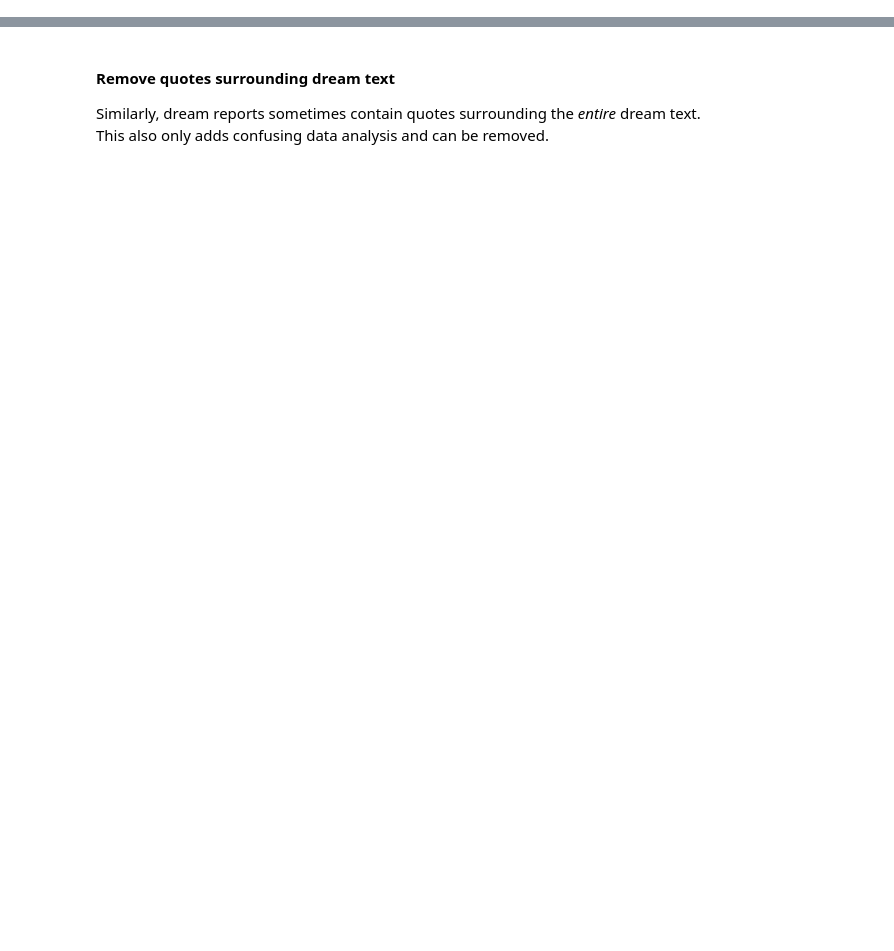
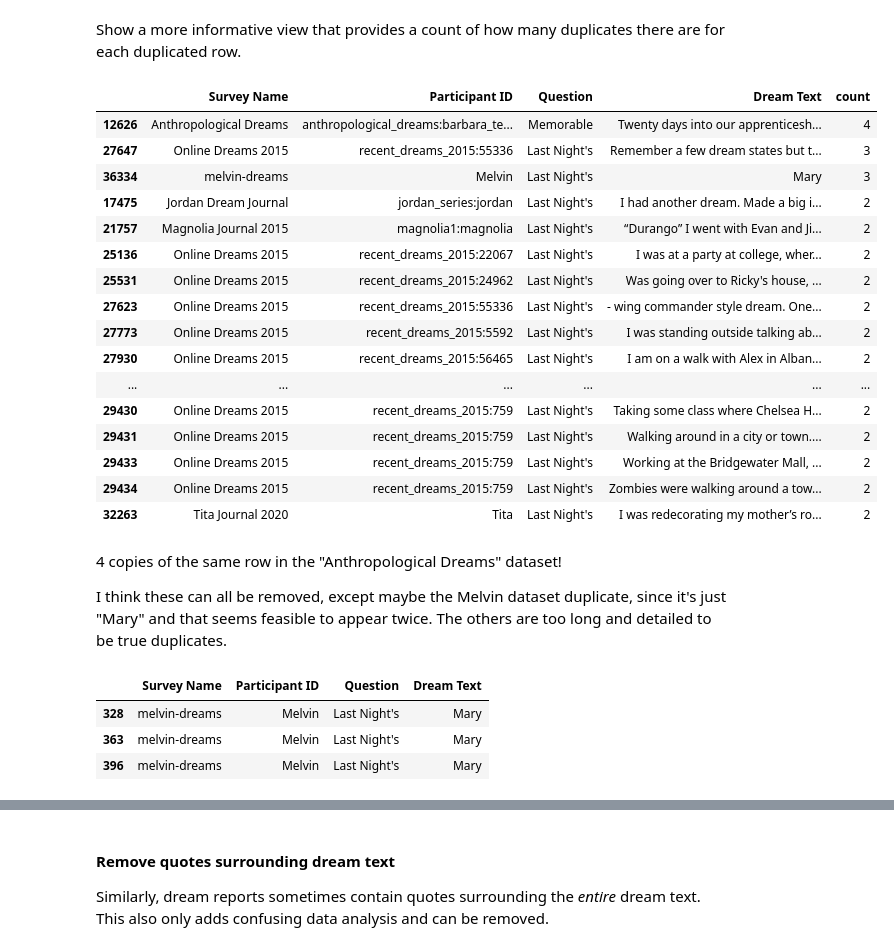
Before and after one commit to remrama/sddb, a Jupyter notebook: prepare.ipynb, the cells around one changed output, grey strips where cells are left out. Cells and saved outputs as stored; diff of their text form; code cells hidden in the pictures; blank space fills up the shorter version.

```diff
--- a/prepare.ipynb
+++ b/prepare.ipynb
@@ -165,0 +651,2 @@ Number of dreams with leading or trailing whitespace after correction: 0
+# %%
+df = df.dropna(subset=["Dream Text"])
@@ -165,0 +994,12 @@ Number of dreams with leading or trailing whitespace after correction: 0
+# %%
+# Remove rows that match patterns
+n_rows_before = df.shape[0]
+print("Number of rows before non-response corrections:", n_rows_before)
+for pattern in NO_REPORT_PATTERNS:
+    n_before = df["Dream Text"].str.fullmatch(pattern, flags=re.IGNORECASE).sum()
+    df = df[~df["Dream Text"].str.fullmatch(pattern, flags=re.IGNORECASE)]
+    n_after = df["Dream Text"].str.fullmatch(pattern, flags=re.IGNORECASE).sum()
+    print(f"Number of dream {pattern} matches before/after correction: {n_before}/{n_after}")
+n_rows_after = df.shape[0]
+print("Number of rows after non-response corrections:", n_rows_after)
+print("Number of rows removed:", n_rows_before - n_rows_after)
@@ -165,0 +1053,2 @@ Number of dreams with leading or trailing whitespace after correction: 0
+# %%
+df = df.loc[~df["Participant ID"].eq("zogby_052110:11536")]
@@ -165,0 +1102,40 @@ Number of dreams with leading or trailing whitespace after correction: 0
+# %% [markdown]
+Show a more informative view that provides a count of how many duplicates there are for each duplicated row.
+# %%
+display(
+    df
+    .groupby(["Survey Name", "Participant ID", "Question", "Dream Text"])
+    .size()
+    .reset_index(name="count")
+    .sort_values(["count", "Survey Name"], ascending=[False, True])
+    .query("count > 1")
+)
+# %% [output]
+|  | Survey Name | Participant ID | Question | Dream Text | count |
+| 12626 | Anthropological Dreams | anthropological_dreams:barbara_te... | Memorable | Twenty days into our apprenticesh... | 4 |
+| 27647 | Online Dreams 2015 | recent_dreams_2015:55336 | Last Night's | Remember a few dream states but t... | 3 |
+| 36334 | melvin-dreams | Melvin | Last Night's | Mary | 3 |
+| 17475 | Jordan Dream Journal | jordan_series:jordan | Last Night's | I had another dream. Made a big i... | 2 |
+| 21757 | Magnolia Journal 2015 | magnolia1:magnolia | Last Night's | “Durango” I went with Evan and Ji... | 2 |
+| 25136 | Online Dreams 2015 | recent_dreams_2015:22067 | Last Night's | I was at a party at college, wher... | 2 |
+| 25531 | Online Dreams 2015 | recent_dreams_2015:24962 | Last Night's | Was going over to Ricky's house, ... | 2 |
+| 27623 | Online Dreams 2015 | recent_dreams_2015:55336 | Last Night's | - wing commander style dream. One... | 2 |
+| 27773 | Online Dreams 2015 | recent_dreams_2015:5592 | Last Night's | I was standing outside talking ab... | 2 |
+| 27930 | Online Dreams 2015 | recent_dreams_2015:56465 | Last Night's | I am on a walk with Alex in Alban... | 2 |
+| ... | ... | ... | ... | ... | ... |
+| 29430 | Online Dreams 2015 | recent_dreams_2015:759 | Last Night's | Taking some class where Chelsea H... | 2 |
+| 29431 | Online Dreams 2015 | recent_dreams_2015:759 | Last Night's | Walking around in a city or town.... | 2 |
+| 29433 | Online Dreams 2015 | recent_dreams_2015:759 | Last Night's | Working at the Bridgewater Mall, ... | 2 |
+| 29434 | Online Dreams 2015 | recent_dreams_2015:759 | Last Night's | Zombies were walking around a tow... | 2 |
+| 32263 | Tita Journal 2020 | Tita | Last Night's | I was redecorating my mother’s ro... | 2 |
+# %% [markdown]
+4 copies of the same row in the "Anthropological Dreams" dataset!
+
+I think these can all be removed, except maybe the Melvin dataset duplicate, since it's just "Mary" and that seems feasible to appear twice. The others are too long and detailed to be true duplicates.
+# %%
+display(df[df.duplicated(keep=False)].query("`Survey Name` == 'melvin-dreams'"))
+# %% [output]
+|  | Survey Name | Participant ID | Question | Dream Text |
+| 328 | melvin-dreams | Melvin | Last Night's | Mary |
+| 363 | melvin-dreams | Melvin | Last Night's | Mary |
+| 396 | melvin-dreams | Melvin | Last Night's | Mary |
```
Also changed, not shown: parts of 272 cells of this notebook, 9 other files.
